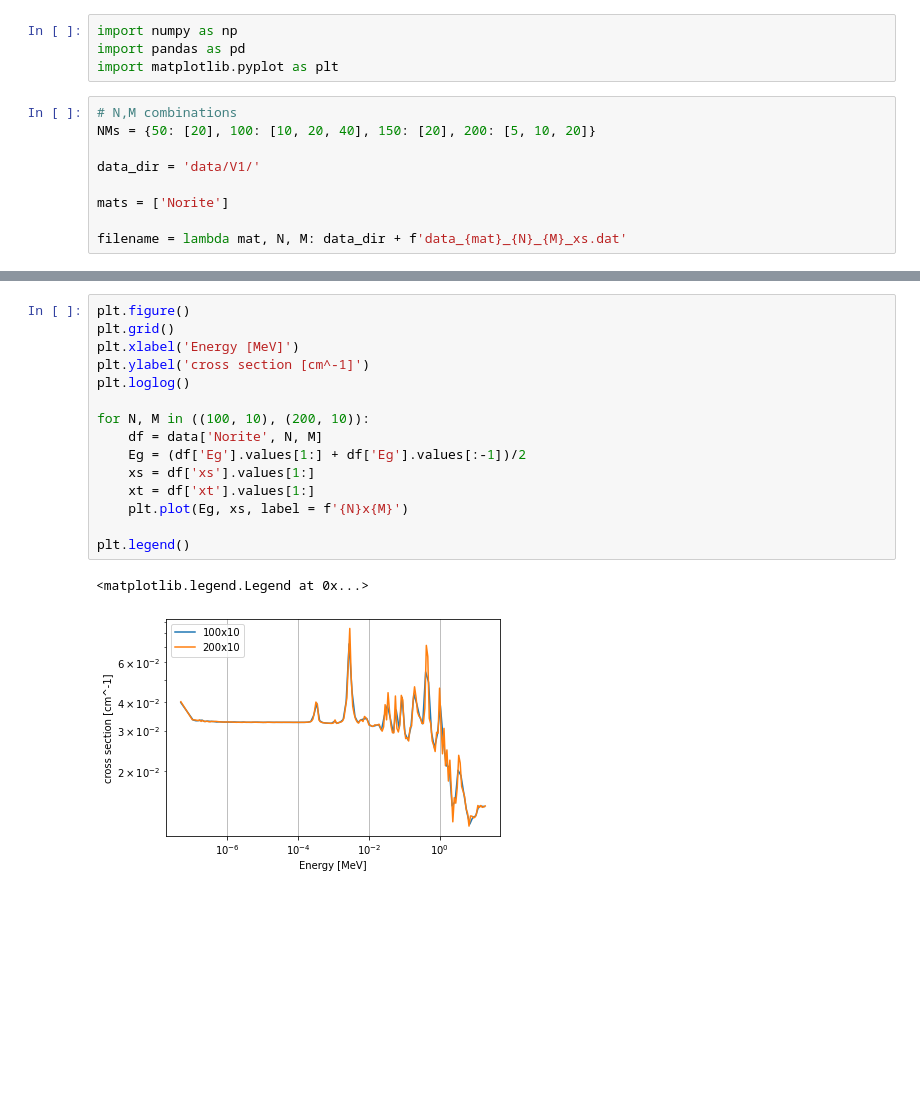
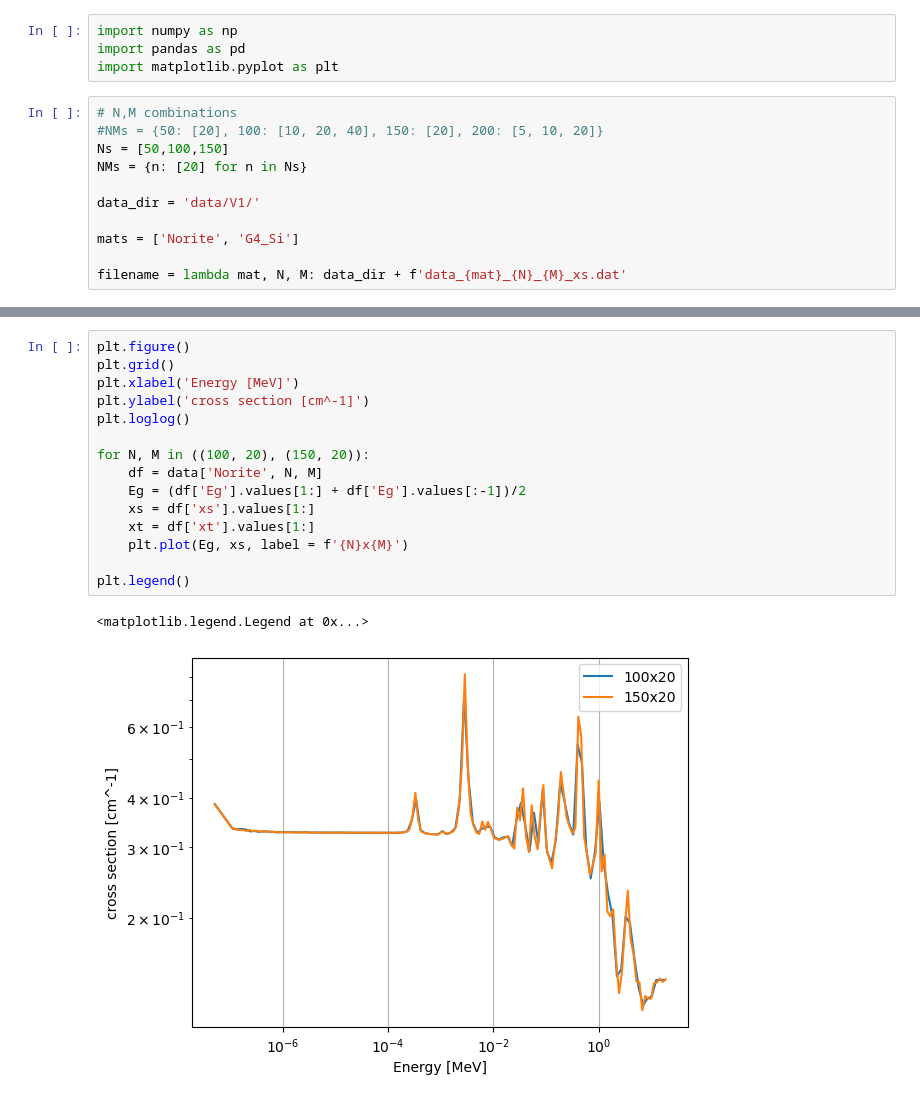
Before and after one commit to villano-lab/ntransporter, a Jupyter notebook: cross_sections/data_plotter.ipynb, the cells around one changed output, grey strips where cells are left out. Drawn from its saved outputs; the diff is of its cells as text; blank space fills up the shorter version.

```diff
--- a/cross_sections/data_plotter.ipynb
+++ b/cross_sections/data_plotter.ipynb
@@ -9,11 +9,13 @@ import pandas as pd
 import matplotlib.pyplot as plt
 # %%
 # N,M combinations
-NMs = {50: [20], 100: [10, 20, 40], 150: [20], 200: [5, 10, 20]}
+#NMs = {50: [20], 100: [10, 20, 40], 150: [20], 200: [5, 10, 20]}
+Ns = [50,100,150]
+NMs = {n: [20] for n in Ns}
 
 data_dir = 'data/V1/'
 
-mats = ['Norite']
+mats = ['Norite', 'G4_Si']
 
 filename = lambda mat, N, M: data_dir + f'data_{mat}_{N}_{M}_xs.dat'
 # %%
@@ -98,21 +104,21 @@ for mat in mats:
 # %%
 plt.figure()
 plt.grid()
 plt.xlabel('Energy [MeV]')
 plt.ylabel('cross section [cm^-1]')
 plt.loglog()
 
-for N, M in ((100, 10), (200, 10)):
+for N, M in ((100, 20), (150, 20)):
     df = data['Norite', N, M]
     Eg = (df['Eg'].values[1:] + df['Eg'].values[:-1])/2
     xs = df['xs'].values[1:]
     xt = df['xt'].values[1:]
     plt.plot(Eg, xs, label = f'{N}x{M}')
 
 plt.legend()
 # %% [output]
 <matplotlib.legend.Legend at 0x...>
-[figure, old version]
+[figure, new version]
 # %%
 plt.figure()
 plt.grid()
```
Also changed, not shown: parts of 4 cells of this notebook, 2 other files.
